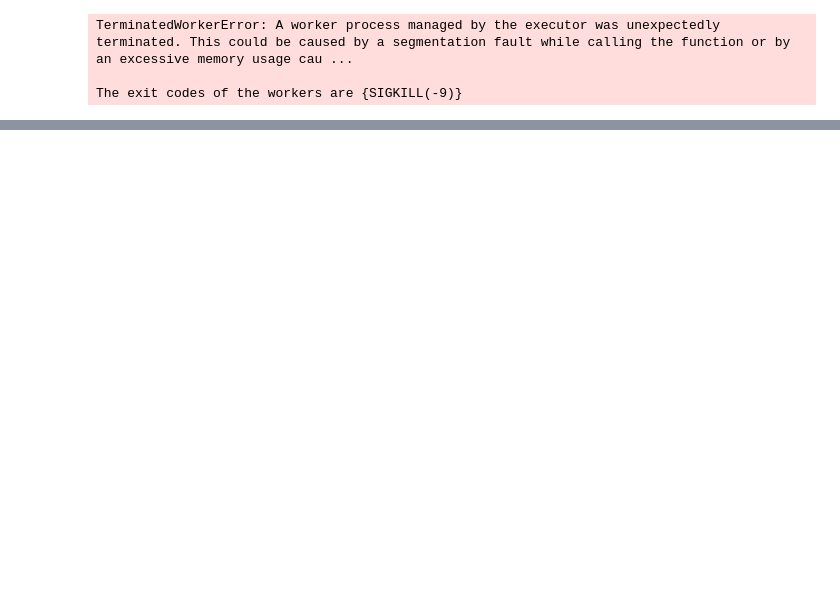
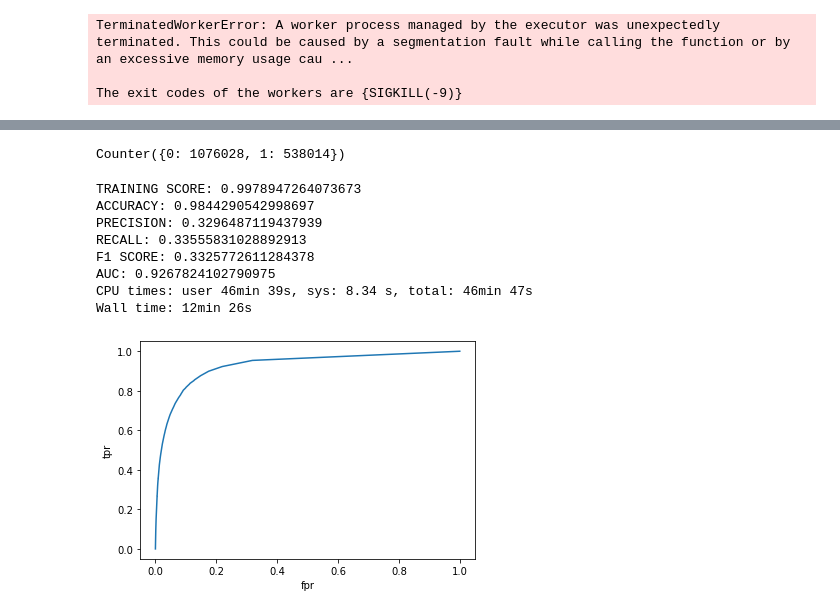
Before and after one commit to Laurajmoreno/ML_and_CRO, a Jupyter notebook: CLASSIFICATION_OPTIMIZATION_Random-Forest-with-fulldata-no-carrito-pedido.ipynb, the cells around one changed output, grey strips where cells are left out. Drawn from its saved outputs; the diff is of its cells as text; code cells hidden in the pictures; blank space fills up the shorter version.

```diff
--- a/CLASSIFICATION_OPTIMIZATION_Random-Forest-with-fulldata-no-carrito-pedido.ipynb
+++ b/CLASSIFICATION_OPTIMIZATION_Random-Forest-with-fulldata-no-carrito-pedido.ipynb
@@ -2052,0 +2015,19 @@ gs.fit(X_train_final,y_train)
+# %%
+%%time
+
+from imblearn.pipeline import Pipeline
+
+o_ratios = [0.2, 0.3, 0.4]
+
+for o_ratio in o_ratios:
+        over = SMOTE(sampling_strategy=o_ratio)
+        under = RandomUnderSampler(sampling_strategy=0.5)
+        model = RandomForestClassifier(n_estimators=100, oob_score=True,bootstrap=True,random_state=42)
+        steps = [('over', over), ('under', under), ('model', model)]
+        clf = Pipeline(steps=steps)
+        clf.fit(X_train_final,y_train)
+        predictions = clf.predict(X_test_final)
+        recall = recall_score(y_test, predictions)
+        precision = precision_score(y_test, predictions)
+        f1score = f1_score(y_test, predictions)
+        print("o_ratio=%.1f > RECALL=%.5f > PRECISION=%.5f > F1SCORE=%.5f" %(o_ratio,recall,precision,f1score))
@@ -2052,0 +2040,7 @@ gs.fit(X_train_final,y_train)
+# %%
+%%time
+
+oversample = SMOTE(sampling_strategy=0.2)
+X_train_featsel_over, y_train_over = oversample.fit_resample(X_train_final,y_train)
+counter=Counter(y_train_over)
+print(counter)
@@ -2052,0 +2051,22 @@ gs.fit(X_train_final,y_train)
+# %%
+undersample = RandomUnderSampler(sampling_strategy=0.5)
+X_train_featsel_over_under, y_train_over_under = undersample.fit_resample(X_train_featsel_over, y_train_over)
+counter=Counter(y_train_over_under)
+print(counter)
+# %% [output]
+Counter({0: 1076028, 1: 538014})
+# %%
+%%time
+
+clf = RandomForestClassifier(n_estimators=100,n_jobs=-1, oob_score=True,bootstrap=True,random_state=42)
+evaluate(clf,X_train_featsel_over_under, X_test_final, y_train_over_under, y_test)
+# %% [output]
+TRAINING SCORE: 0.9978947264073673
+ACCURACY: 0.9844290542998697
+PRECISION: 0.3296487119437939
+RECALL: 0.33555831028892913
+F1 SCORE: 0.3325772611284378
+AUC: 0.9267824102790975
+CPU times: user 46min 39s, sys: 8.34 s, total: 46min 47s
+Wall time: 12min 26s
+[figure, added]
```
Also changed, not shown: parts of 54 cells of this notebook.
